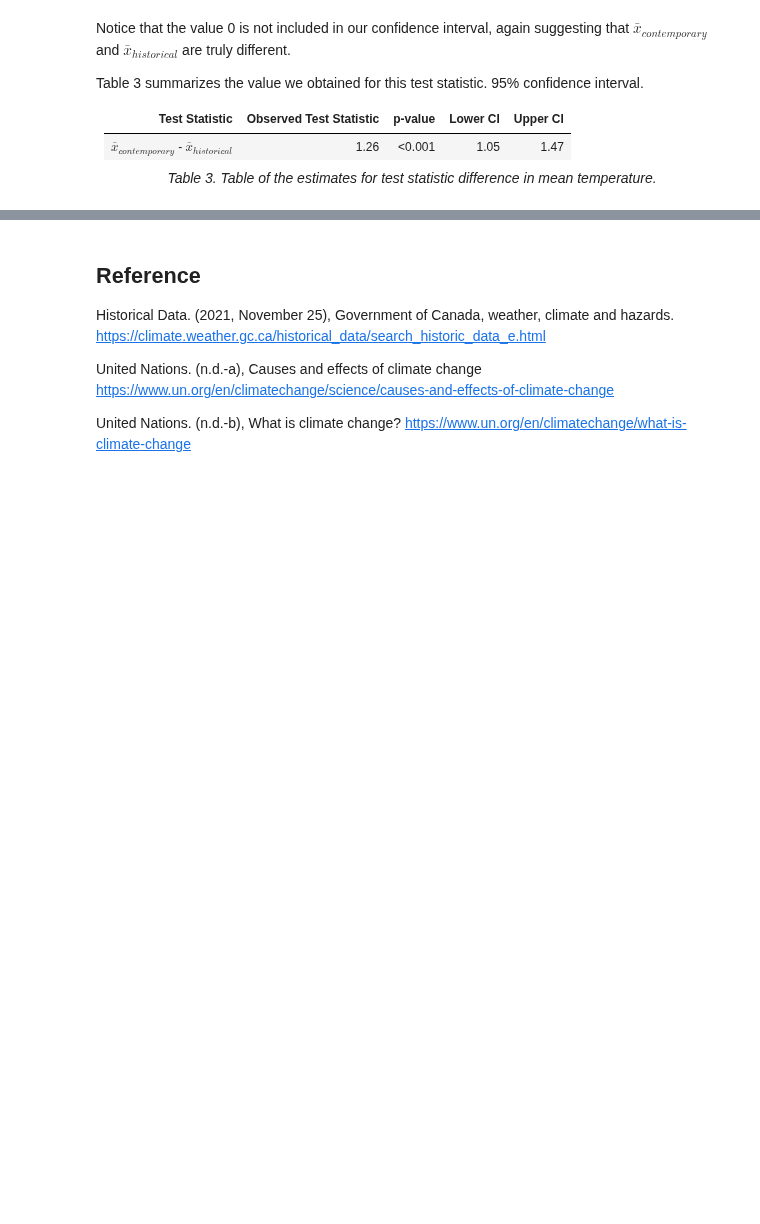
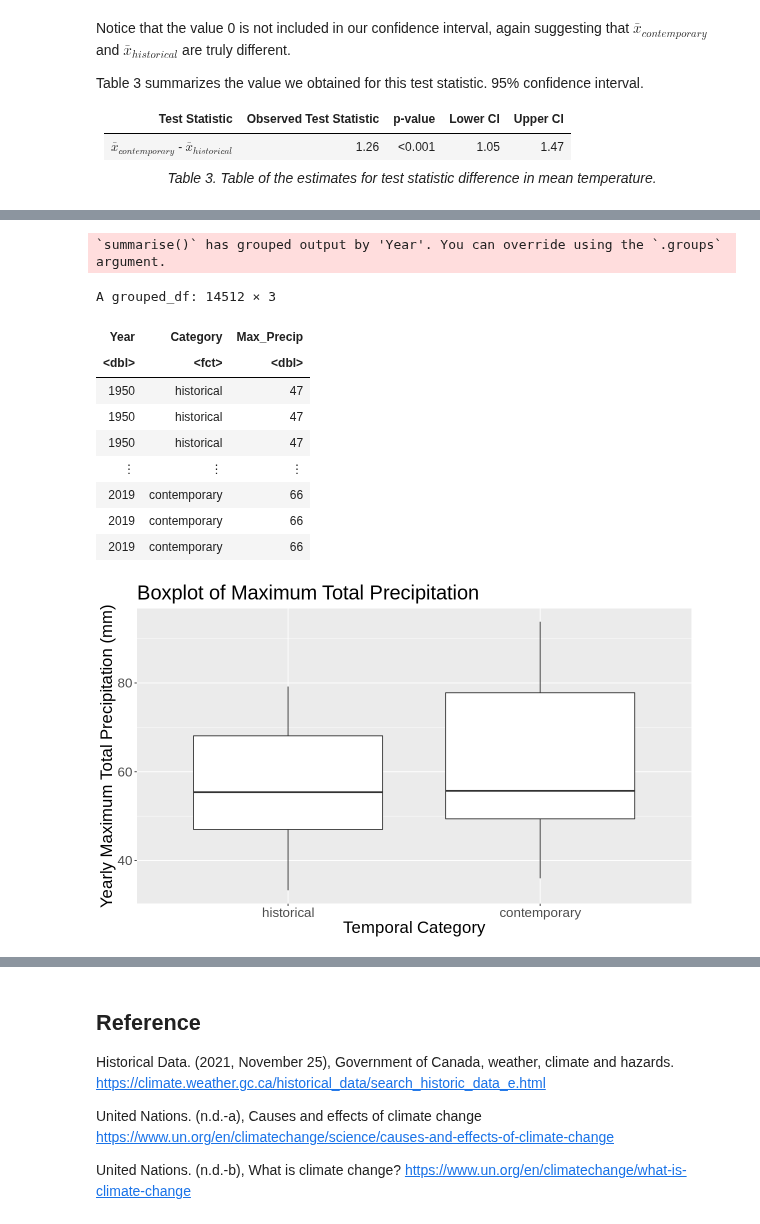
Before and after one commit to yxing6/STAT201-GroupProject-Climate, a Jupyter notebook: STAT201-Group17-ProjectReport.ipynb, the cells around one changed output, grey strips where cells are left out. Cells and saved outputs as stored; diff of their text form; code cells hidden in the pictures; blank space fills up the shorter version.

```diff
--- a/STAT201-Group17-ProjectReport.ipynb
+++ b/STAT201-Group17-ProjectReport.ipynb
@@ -315,3 +351,29 @@ Table 3 summarizes the value we obtained for this test statistic.  95% confidenc
+# %%
+station_max_precip <- station_precip %>%
+    group_by(Year) %>%
+    summarise(Category = Category, Max_Precip = max(Total_Precip))
+station_max_precip
+
+station_max_precip_distribution <- station_max_precip %>%
+    ggplot(aes(x = Category, y = Max_Precip)) +
+    geom_boxplot() +
+    labs(x = "Temporal Category", y = "Yearly Maximum Total Precipitation (mm)") +
+    ggtitle("Boxplot of Maximum Total Precipitation") +
+    theme(text = element_text(size = 20))
+station_max_precip_distribution
+# %% [output]
+`summarise()` has grouped output by 'Year'. You can override using the `.groups` argument.
+A grouped_df: 14512 × 3
+| Year | Category | Max_Precip |
+| <dbl> | <fct> | <dbl> |
+| 1950 | historical | 47 |
+| 1950 | historical | 47 |
+| 1950 | historical | 47 |
+| ⋮ | ⋮ | ⋮ |
+| 2019 | contemporary | 66 |
+| 2019 | contemporary | 66 |
+| 2019 | contemporary | 66 |
+[figure, added]
 # %% [markdown]
 ## Methods - Plan
 
```
Also changed, not shown: parts of 18 cells of this notebook.
